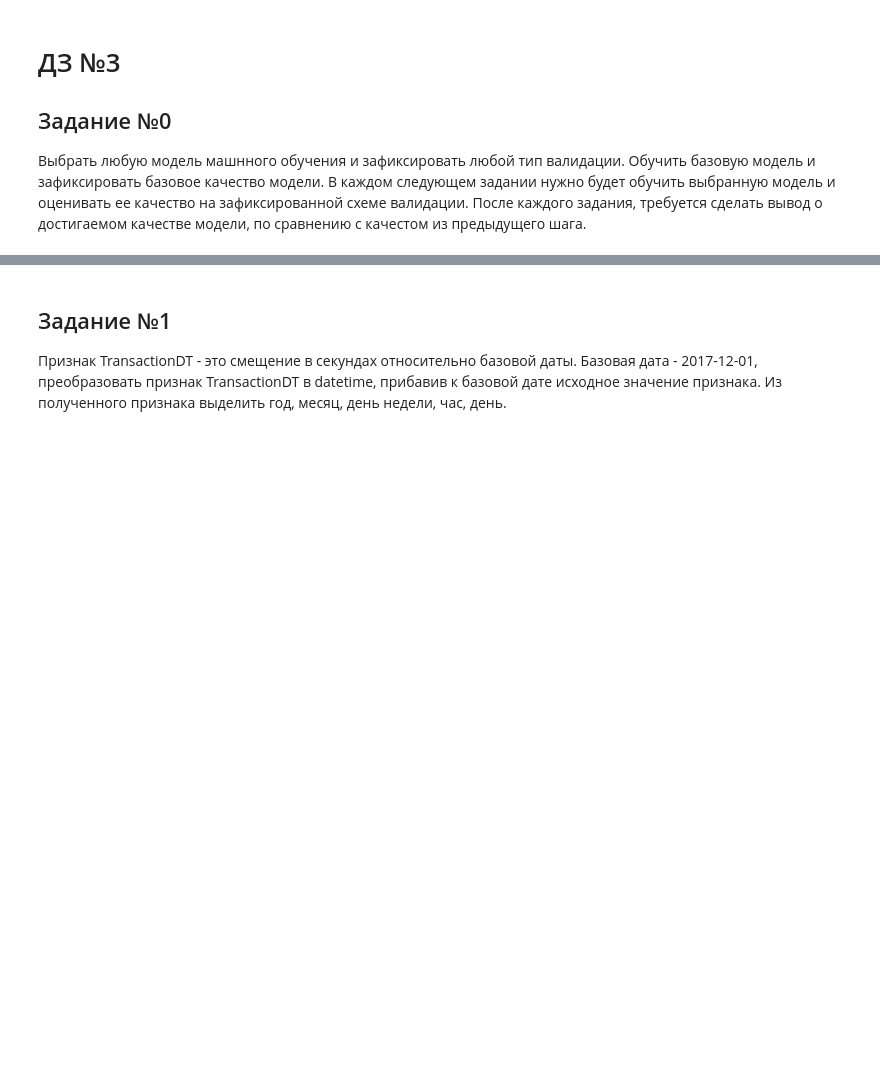
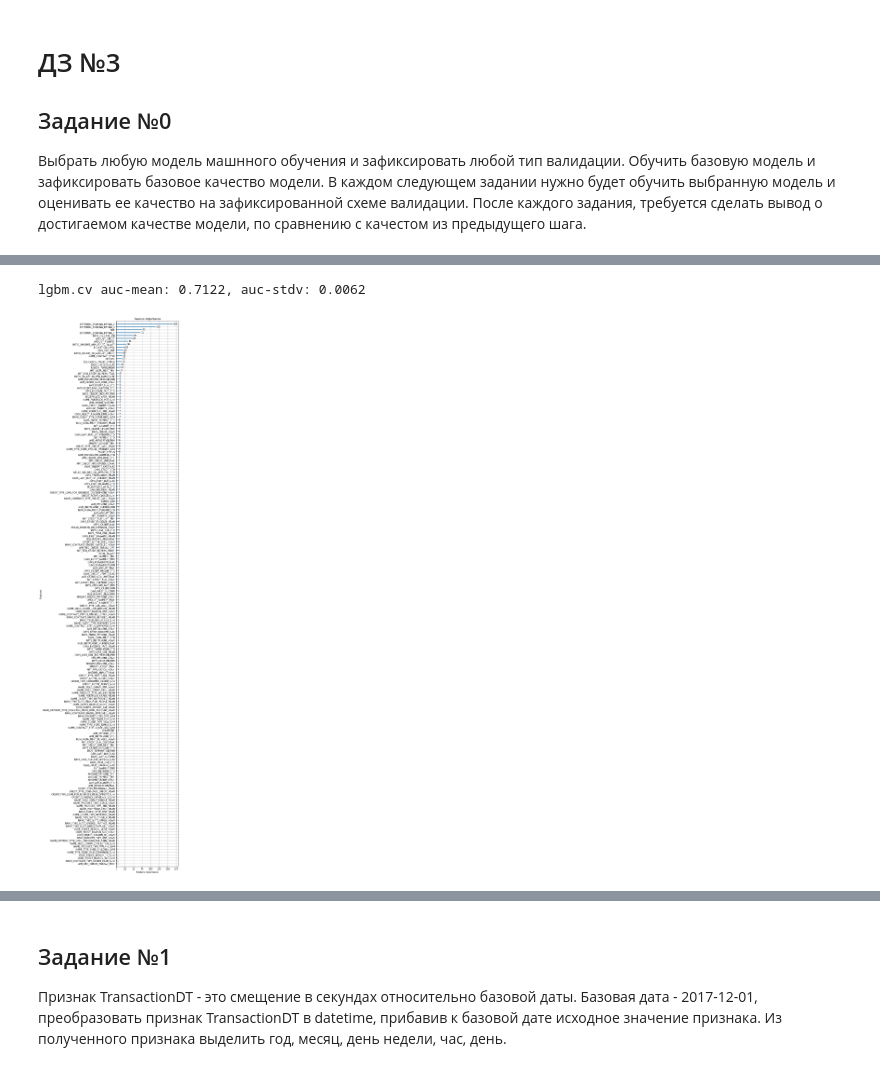
Before and after one commit to VitalyGladyshev/Python_for_DS, a Jupyter notebook: HW_03.ipynb, the cells around one changed output, grey strips where cells are left out. Cells and saved outputs as stored; diff of their text form; code cells hidden in the pictures; blank space fills up the shorter version.

```diff
--- a/HW_03.ipynb
+++ b/HW_03.ipynb
@@ -859,0 +1206,8 @@ test_prep.to_csv(data_dir + "test_prep.csv", sep=";", index=False)
+# %%
+parameters_l = {
+    'n_estimators': [50], #, 800, 1000
+    'max_depth': [5], #, 9
+    'learning_rate': [0.1] #, 0.08, 0.03, 0.01, 0.007
+}
+# %%
+clf_l = get_model_lgbm_reg_hp(parameters_l, train_prep.drop(["APPLICATION_NUMBER", "TARGET"], axis=1),  train_prep["TARGET"])
@@ -859,0 +1366,10 @@ test_prep.to_csv(data_dir + "test_prep.csv", sep=";", index=False)
+# %%
+lgbm_params =  {
+    'boosting_type': 'gbdt',
+    'objective': 'regression',
+    'metric': 'auc',
+    # "n_estimators": clf_l.best_params_['n_estimators'],
+    "learning_rate": clf_l.best_params_['learning_rate'],
+    "max_depth": clf_l.best_params_['max_depth'],
+    "random_state": 42
+    }
@@ -859,0 +1391,24 @@ test_prep.to_csv(data_dir + "test_prep.csv", sep=";", index=False)
+# %%
+print(f"lgbm.cv auc-mean: {cv_results_l['auc-mean'][len(cv_results_l['auc-mean'])-1]:.4f}, auc-stdv: {cv_results_l['auc-stdv'][len(cv_results_l['auc-stdv'])-1]:.4f}")
+# %% [output]
+lgbm.cv auc-mean: 0.7122, auc-stdv: 0.0062
+# %%
+X_train, X_valid, y_train, y_valid = train_test_split(train_prep.drop(["APPLICATION_NUMBER", "TARGET"], axis=1),
+                                                      train_prep["TARGET"],
+                                                      test_size=0.2,
+                                                      random_state=42)
+
+train_data = lgbm.Dataset(X_train, label=y_train)
+test_data = lgbm.Dataset(X_valid, label=y_valid)
+
+model = lgbm.train(lgbm_params,
+                   train_data,
+                   valid_sets=test_data,
+                   num_boost_round=1000,
+                   early_stopping_rounds=10,
+                   verbose_eval=False)
+# %%
+ax = lgbm.plot_importance(model, max_num_features=325, figsize=(5,45))   #, figsize=(45,5)
+plt.show()
+# %% [output]
+[figure, added]
```
Also changed, not shown: parts of 54 cells of this notebook.
